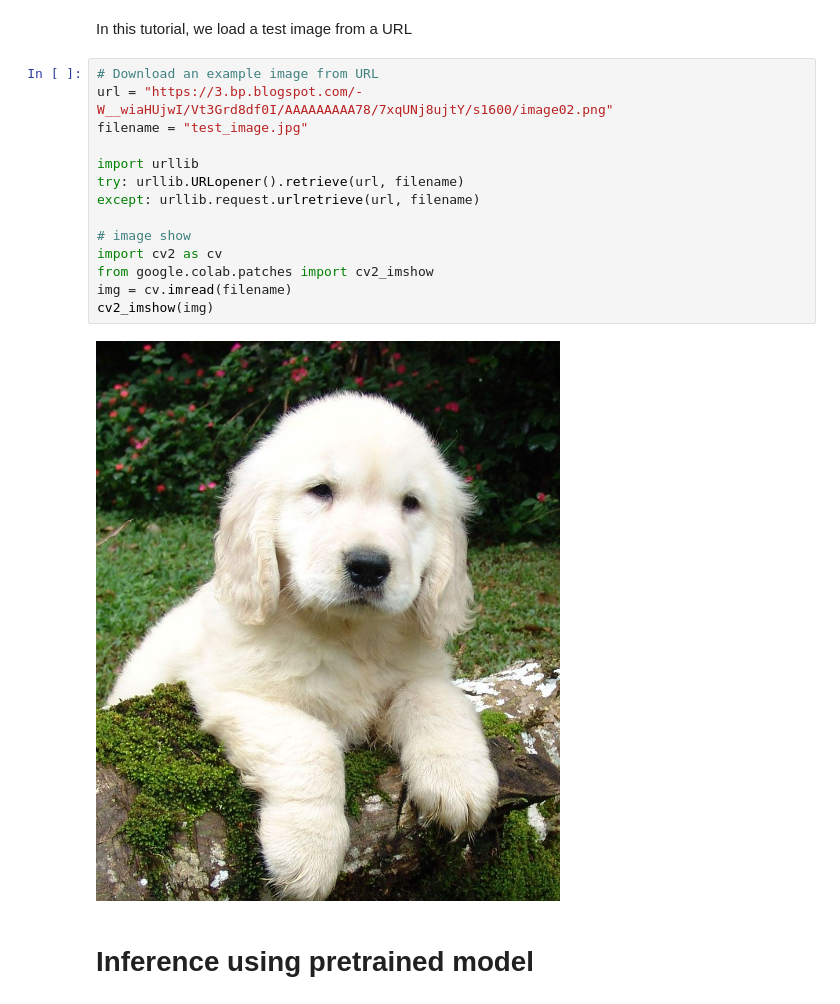
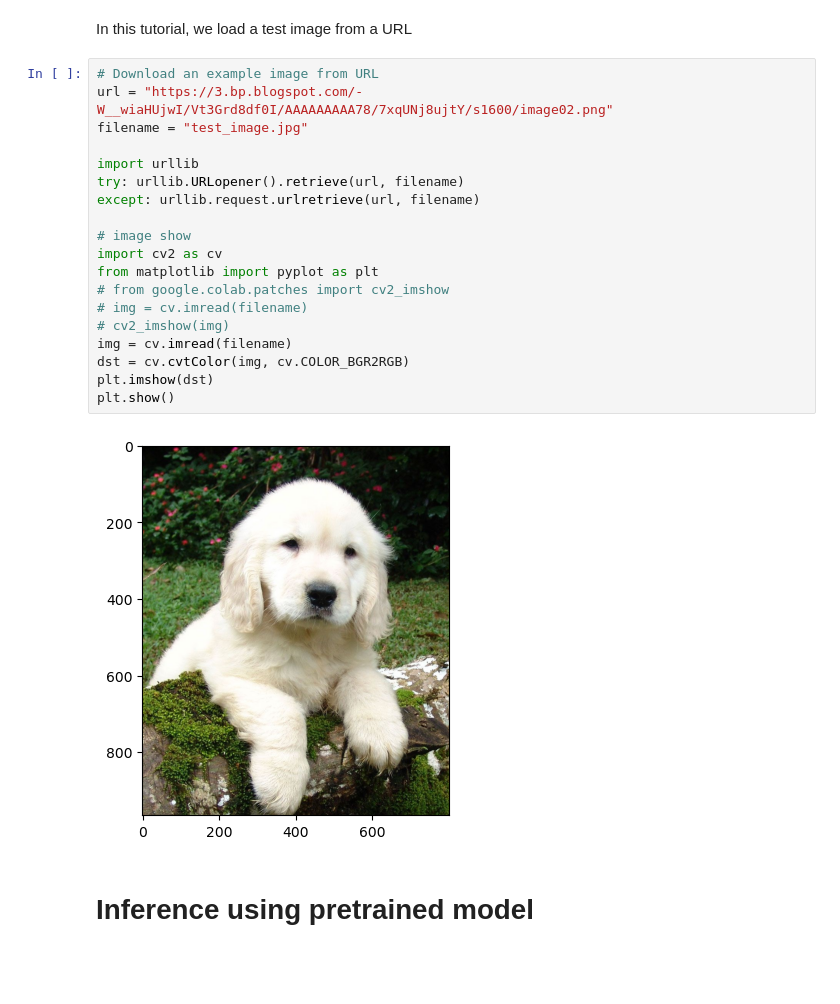
Before and after one commit to ykkimhgu/DLIP-src, a Jupyter notebook: Tutorial_Pytorch/Tutorial_PyTorch_T3_1_Inference_using_Pre_trained_Model_(classification).ipynb, the cells around one changed output. Saved outputs shown, nothing was run; the diff lists cells and outputs as text; blank space fills up the shorter version.

```diff
--- a/Tutorial_Pytorch/Tutorial_PyTorch_T3_1_Inference_using_Pre_trained_Model_(classification).ipynb
+++ b/Tutorial_Pytorch/Tutorial_PyTorch_T3_1_Inference_using_Pre_trained_Model_(classification).ipynb
@@ -88,19 +98,24 @@ In this tutorial, we load a test image from a URL
 # %%
 # Download an example image from URL
 url = "https://3.bp.blogspot.com/-W__wiaHUjwI/Vt3Grd8df0I/AAAAAAAAA78/7xqUNj8ujtY/s1600/image02.png"
 filename = "test_image.jpg"
 
 import urllib
 try: urllib.URLopener().retrieve(url, filename)
 except: urllib.request.urlretrieve(url, filename)
 
 # image show
 import cv2 as cv
-from google.colab.patches import cv2_imshow
+from matplotlib import pyplot as plt
+# from google.colab.patches import cv2_imshow
+# img = cv.imread(filename)
+# cv2_imshow(img)
 img = cv.imread(filename)
-cv2_imshow(img)
+dst = cv.cvtColor(img, cv.COLOR_BGR2RGB)
+plt.imshow(dst)
+plt.show()
 # %% [output]
-[figure, old version]
+[figure, new version]
 # %% [markdown]
 # Inference using pretrained model
 # %% [markdown]
```
Also changed, not shown: parts of 7 cells of this notebook, 1 other file.
